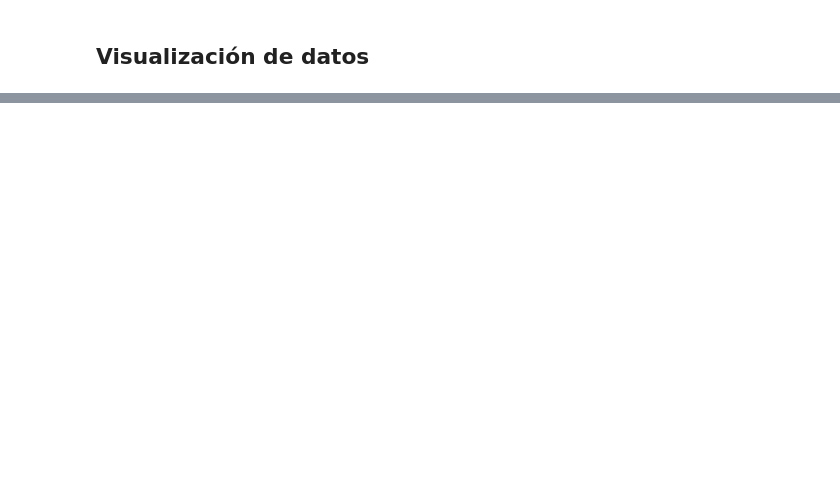
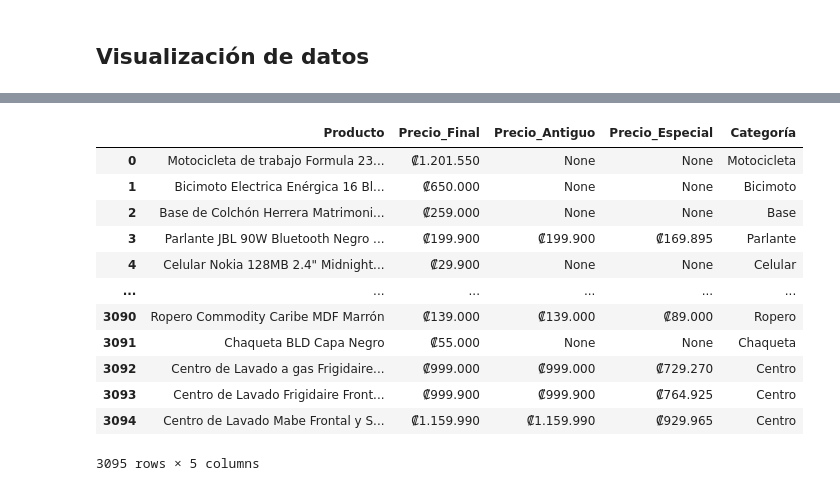
Before and after one commit to calerovillalobos10/WebScraping_Python, a Jupyter notebook: Lab1_PF3347.ipynb, the cells around one changed output, grey strips where cells are left out. Saved outputs shown, nothing was run; the diff lists cells and outputs as text; code cells hidden in the pictures; blank space fills up the shorter version.

````diff
--- a/Lab1_PF3347.ipynb
+++ b/Lab1_PF3347.ipynb
@@ -159,6 +173,6 @@ all_data = [] # Lista para almacenar todos los datos recolectados
 ```
 # %%
-while page_number <= max_pages:
+def fetch_page(page_number):
 
   # Construcción dinámica de la URL para cada página
   url = f'https://www.gollo.com/c?p={page_number}'
@@ -167,7 +181,7 @@ while page_number <= max_pages:
   # Verificación del estado de la solicitud HTTP
   if page.status_code != 200:
     print(f"Error al acceder a la página {page_number}. Código de estado: {page.status_code}")
-    break
+    return None
 
   # Parseo del contenido HTML de la página
   soup = BeautifulSoup(page.text, 'html.parser')
@@ -178,7 +192,7 @@ while page_number <= max_pages:
   # Si no hay más productos en la página, se detiene el bucle
   if not block_items:
     print(f"No se encontraron más productos en la página {page_number}.")
-    break
+    return None
 
   # Recolección de los datos de cada producto en la página actual
   page_data = []
@@ -205,8 +219,5 @@ while page_number <= max_pages:
         "category": name.split()[0],
     })
 
-  # Almacena los datos de la página actual en la lista principal
-  all_data.extend(page_data)
-
-  # Avanza a la siguiente página
-  page_number += 1
+  # retorna los datos de la página actual en la lista principal
+  return page_data
@@ -213,2 +228,26 @@ while page_number <= max_pages:
+# %%
+def collect_data_from_pages(max_pages):
+    # se declara la lista principal para guardar losd atos de todas las páginas recorridas
+    all_data = []
+
+    # Usa ThreadPoolExecutor para manejar múltiples hilos
+    with ThreadPoolExecutor(max_workers=20) as executor:
+
+        # Envia tareas al ejecutor para que cada hilo obtenga datos de una página
+        futures = [executor.submit(fetch_page, page_number) for page_number in range(1, max_pages + 1)]
+        for future in futures:
+
+            # Obtiene el resultado de la tarea completada
+            result = future.result()
+
+            # Si el resultado no está vacío, añade los datos a la lista
+            if result:
+                all_data.extend(result)
+
+    return all_data
+
+# Ejecutar la función principal
+max_pages = 130  # Cambiar según sea necesario
+all_data = collect_data_from_pages(max_pages)
 # %% [markdown]
 ## Procesamiento de datos
@@ -239,0 +274,21 @@ print(df)
+# %%
+# Creamos una copia de la tabla para definir la visualización de datos
+mdf = df[["name", "final_price", "old_price", "special_price", "category"]].copy()
+
+# Procedemos a renombrar las columnas a visualizar en los gráficos
+mdf = mdf.rename(columns={"name":"Producto", "final_price":"Precio_Final","old_price":"Precio_Antiguo","special_price":"Precio_Especial","category":"Categoría"})
+mdf
+# %% [output]
+|  | Producto | Precio_Final | Precio_Antiguo | Precio_Especial | Categoría |
+| 0 | Motocicleta de trabajo Formula 23... | ₡1.201.550 | None | None | Motocicleta |
+| 1 | Bicimoto Electrica Enérgica 16 Bl... | ₡650.000 | None | None | Bicimoto |
+| 2 | Base de Colchón Herrera Matrimoni... | ₡259.000 | None | None | Base |
+| 3 | Parlante JBL 90W Bluetooth Negro ... | ₡199.900 | ₡199.900 | ₡169.895 | Parlante |
+| 4 | Celular Nokia 128MB 2.4" Midnight... | ₡29.900 | None | None | Celular |
+| ... | ... | ... | ... | ... | ... |
+| 3090 | Ropero Commodity Caribe MDF Marrón | ₡139.000 | ₡139.000 | ₡89.000 | Ropero |
+| 3091 | Chaqueta BLD Capa Negro | ₡55.000 | None | None | Chaqueta |
+| 3092 | Centro de Lavado a gas Frigidaire... | ₡999.000 | ₡999.000 | ₡729.270 | Centro |
+| 3093 | Centro de Lavado Frigidaire Front... | ₡999.900 | ₡999.900 | ₡764.925 | Centro |
+| 3094 | Centro de Lavado Mabe Frontal y S... | ₡1.159.990 | ₡1.159.990 | ₡929.965 | Centro |
+3095 rows × 5 columns
````
Also changed, not shown: parts of 22 cells of this notebook.
